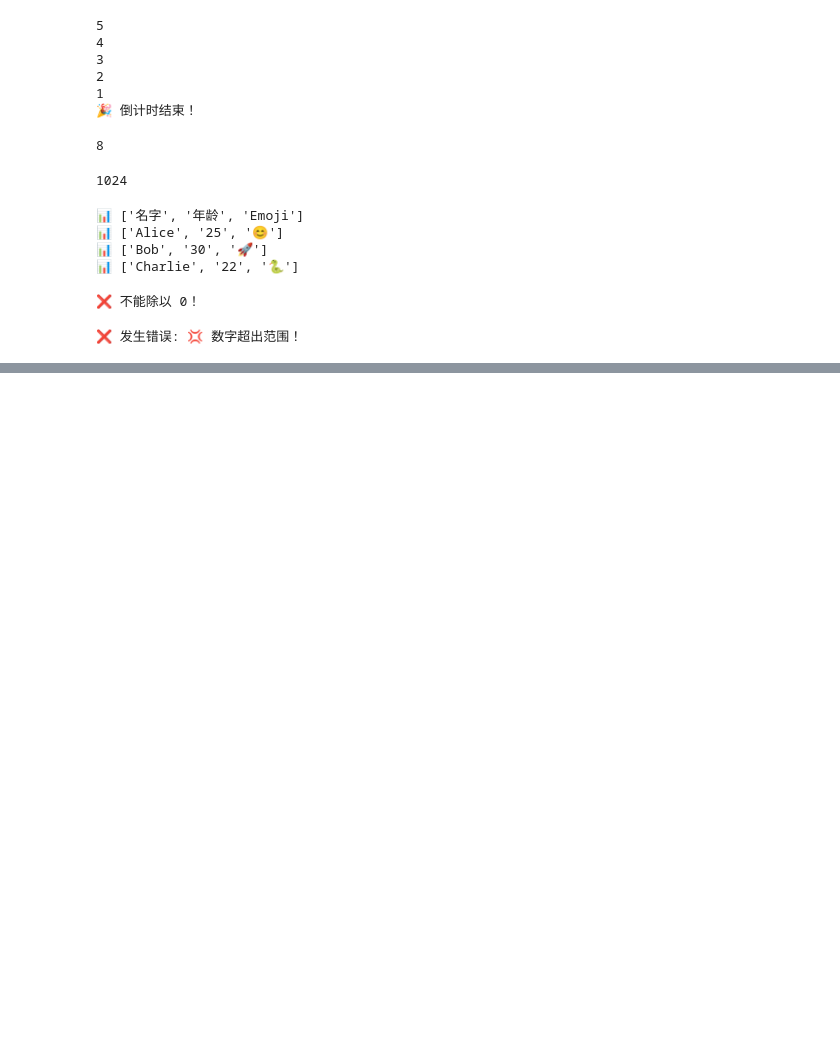
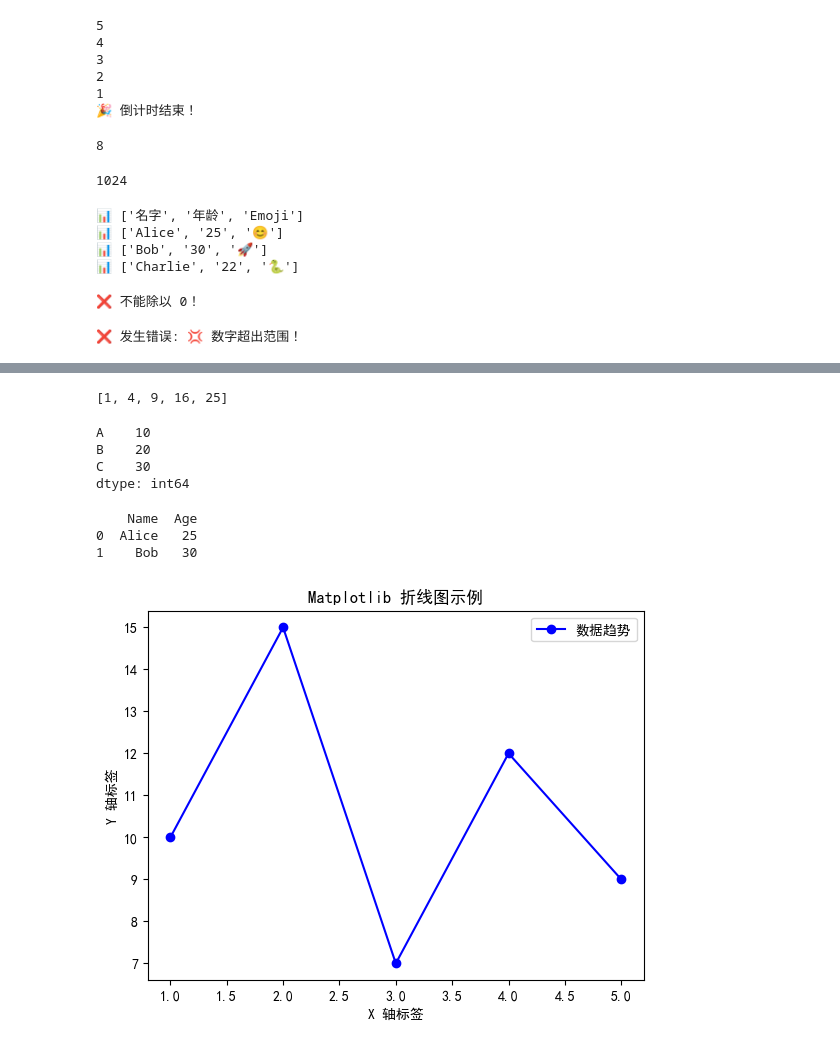
Before and after one commit to Bio-MingChen/python_lecture, a Jupyter notebook: notebook_example.ipynb, the cells around one changed output, grey strips where cells are left out. Saved outputs shown, nothing was run; the diff lists cells and outputs as text; code cells hidden in the pictures; blank space fills up the shorter version.

```diff
--- a/notebook_example.ipynb
+++ b/notebook_example.ipynb
@@ -307,0 +434,7 @@ except ValueError as e:
+# %%
+squares = []
+for x in range(1,6):
+    squares.append(x**2)
+print(squares)
+# %% [output]
+[1, 4, 9, 16, 25]
@@ -307,0 +469,34 @@ except ValueError as e:
+# %%
+import pandas as pd
+s = pd.Series([10, 20, 30], index=["A", "B", "C"])
+print(s)
+# %% [output]
+A    10
+B    20
+C    30
+dtype: int64
+# %%
+data = {"Name": ["Alice", "Bob"], "Age": [25, 30]}
+df = pd.DataFrame(data)
+print(df)
+# %% [output]
+    Name  Age
+0  Alice   25
+1    Bob   30
+# %%
+import matplotlib.pyplot as plt
+
+plt.rcParams['font.sans-serif'] = ['SimHei']  # 设置中文字体（黑体）
+plt.rcParams['axes.unicode_minus'] = False  # 解决负号（-）显示问题
+
+x = [1, 2, 3, 4, 5]
+y = [10, 15, 7, 12, 9]
+
+plt.plot(x, y, marker="o", linestyle="-", color="b", label="数据趋势")
+plt.xlabel("X 轴标签")
+plt.ylabel("Y 轴标签")
+plt.title("Matplotlib 折线图示例")
+plt.legend()
+plt.show()
+# %% [output]
+[figure, added]
```
Also changed, not shown: parts of 9 cells of this notebook, 2 other files.
